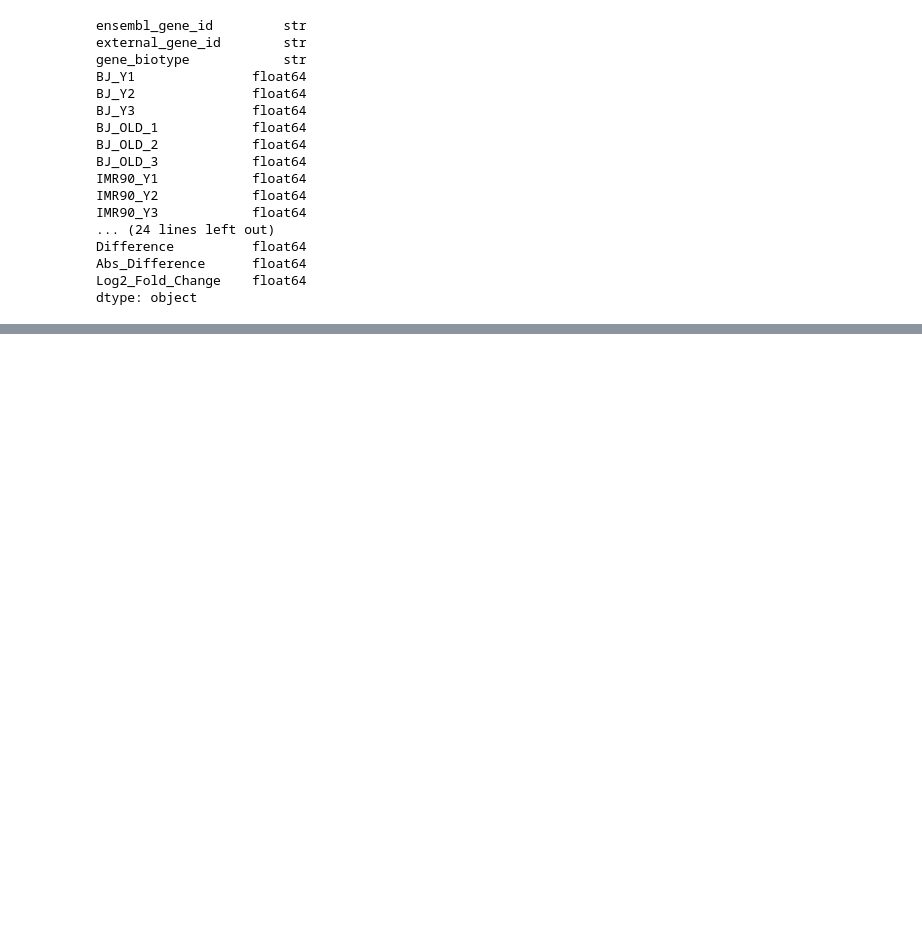
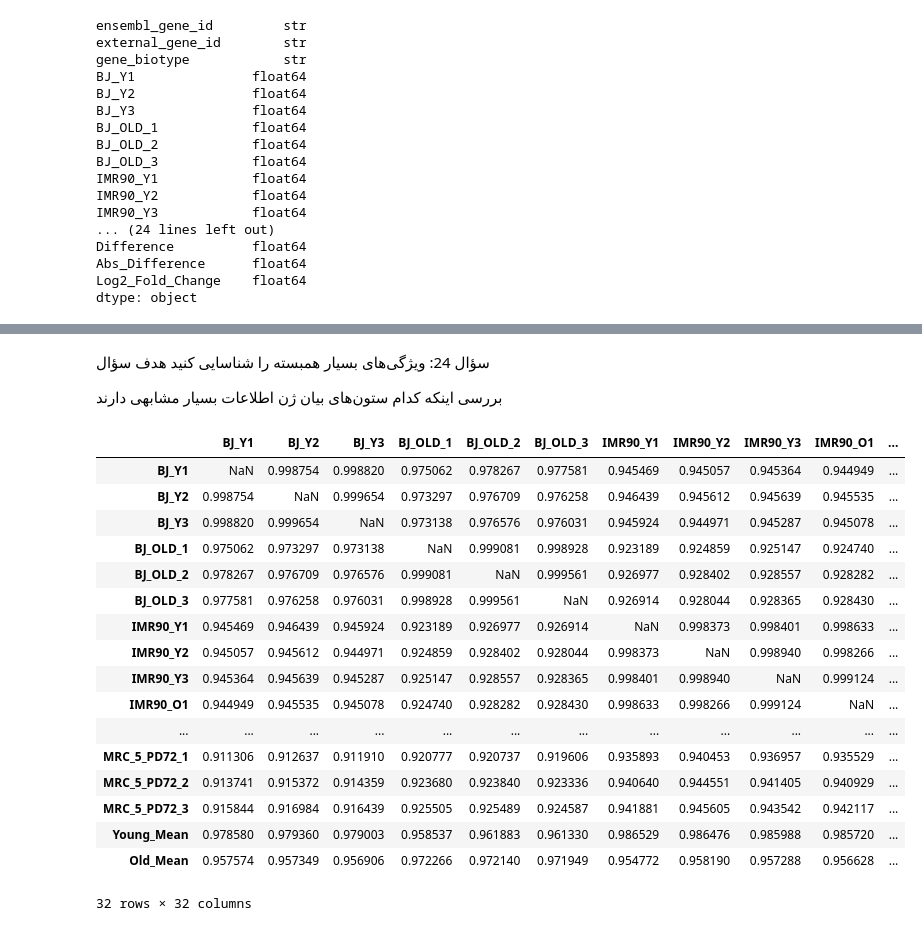
Before and after one commit to kebram60-stack/data-science, a Jupyter notebook: 002_Data Preparation/Untitled.ipynb, the cells around one changed output, grey strips where cells are left out. Drawn from its saved outputs; the diff is of its cells as text; code cells hidden in the pictures; blank space fills up the shorter version.

```diff
--- a/002_Data Preparation/Untitled.ipynb
+++ b/002_Data Preparation/Untitled.ipynb
@@ -1912,0 +2002,30 @@ dtype: object
+# %% [markdown]
+سؤال 24: ویژگی‌های بسیار همبسته را شناسایی کنید
+هدف سؤال
+
+بررسی اینکه کدام ستون‌های بیان ژن اطلاعات بسیار مشابهی دارند
+# %%
+corr = df.select_dtypes(include="number").corr()
+
+high_corr = corr[(corr.abs() > 0.85) & (corr.abs() < 1)]
+
+high_corr.dropna(how="all").dropna(axis=1, how="all")
+# %% [output]
+|  | BJ_Y1 | BJ_Y2 | BJ_Y3 | BJ_OLD_1 | BJ_OLD_2 | BJ_OLD_3 | IMR90_Y1 | IMR90_Y2 | IMR90_Y3 | IMR90_O1 | ... |
+| BJ_Y1 | NaN | 0.998754 | 0.998820 | 0.975062 | 0.978267 | 0.977581 | 0.945469 | 0.945057 | 0.945364 | 0.944949 | ... |
+| BJ_Y2 | 0.998754 | NaN | 0.999654 | 0.973297 | 0.976709 | 0.976258 | 0.946439 | 0.945612 | 0.945639 | 0.945535 | ... |
+| BJ_Y3 | 0.998820 | 0.999654 | NaN | 0.973138 | 0.976576 | 0.976031 | 0.945924 | 0.944971 | 0.945287 | 0.945078 | ... |
+| BJ_OLD_1 | 0.975062 | 0.973297 | 0.973138 | NaN | 0.999081 | 0.998928 | 0.923189 | 0.924859 | 0.925147 | 0.924740 | ... |
+| BJ_OLD_2 | 0.978267 | 0.976709 | 0.976576 | 0.999081 | NaN | 0.999561 | 0.926977 | 0.928402 | 0.928557 | 0.928282 | ... |
+| BJ_OLD_3 | 0.977581 | 0.976258 | 0.976031 | 0.998928 | 0.999561 | NaN | 0.926914 | 0.928044 | 0.928365 | 0.928430 | ... |
+| IMR90_Y1 | 0.945469 | 0.946439 | 0.945924 | 0.923189 | 0.926977 | 0.926914 | NaN | 0.998373 | 0.998401 | 0.998633 | ... |
+| IMR90_Y2 | 0.945057 | 0.945612 | 0.944971 | 0.924859 | 0.928402 | 0.928044 | 0.998373 | NaN | 0.998940 | 0.998266 | ... |
+| IMR90_Y3 | 0.945364 | 0.945639 | 0.945287 | 0.925147 | 0.928557 | 0.928365 | 0.998401 | 0.998940 | NaN | 0.999124 | ... |
+| IMR90_O1 | 0.944949 | 0.945535 | 0.945078 | 0.924740 | 0.928282 | 0.928430 | 0.998633 | 0.998266 | 0.999124 | NaN | ... |
+| ... | ... | ... | ... | ... | ... | ... | ... | ... | ... | ... | ... |
+| MRC_5_PD72_1 | 0.911306 | 0.912637 | 0.911910 | 0.920777 | 0.920737 | 0.919606 | 0.935893 | 0.940453 | 0.936957 | 0.935529 | ... |
+| MRC_5_PD72_2 | 0.913741 | 0.915372 | 0.914359 | 0.923680 | 0.923840 | 0.923336 | 0.940640 | 0.944551 | 0.941405 | 0.940929 | ... |
+| MRC_5_PD72_3 | 0.915844 | 0.916984 | 0.916439 | 0.925505 | 0.925489 | 0.924587 | 0.941881 | 0.945605 | 0.943542 | 0.942117 | ... |
+| Young_Mean | 0.978580 | 0.979360 | 0.979003 | 0.958537 | 0.961883 | 0.961330 | 0.986529 | 0.986476 | 0.985988 | 0.985720 | ... |
+| Old_Mean | 0.957574 | 0.957349 | 0.956906 | 0.972266 | 0.972140 | 0.971949 | 0.954772 | 0.958190 | 0.957288 | 0.956628 | ... |
+32 rows × 32 columns
```
Also changed, not shown: parts of 50 cells of this notebook.
